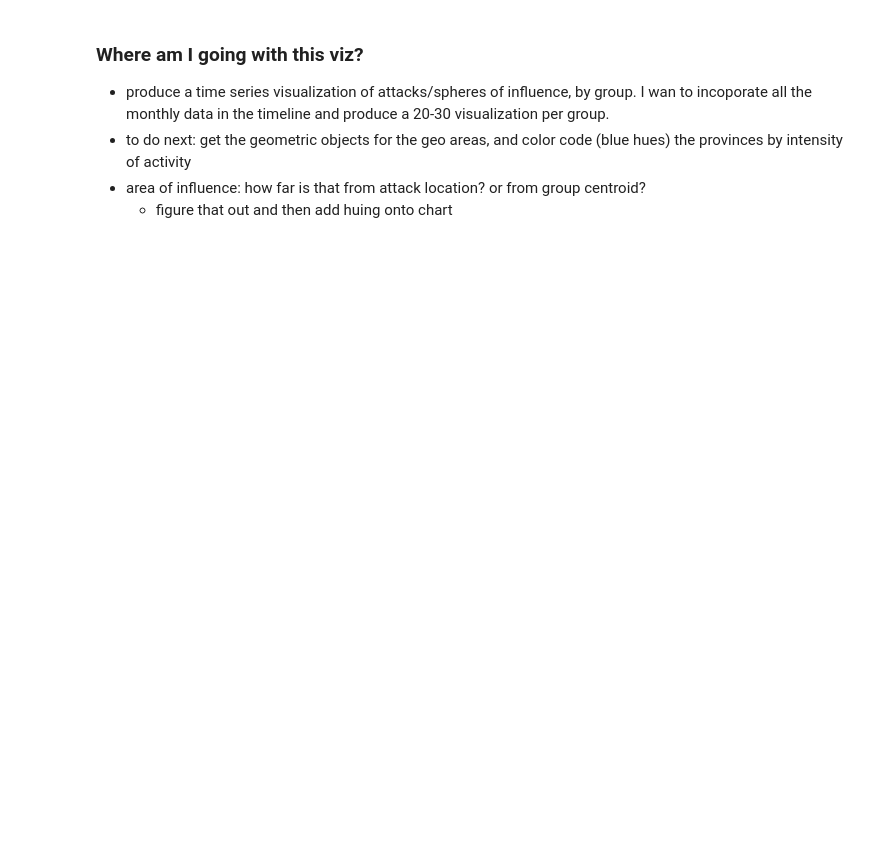
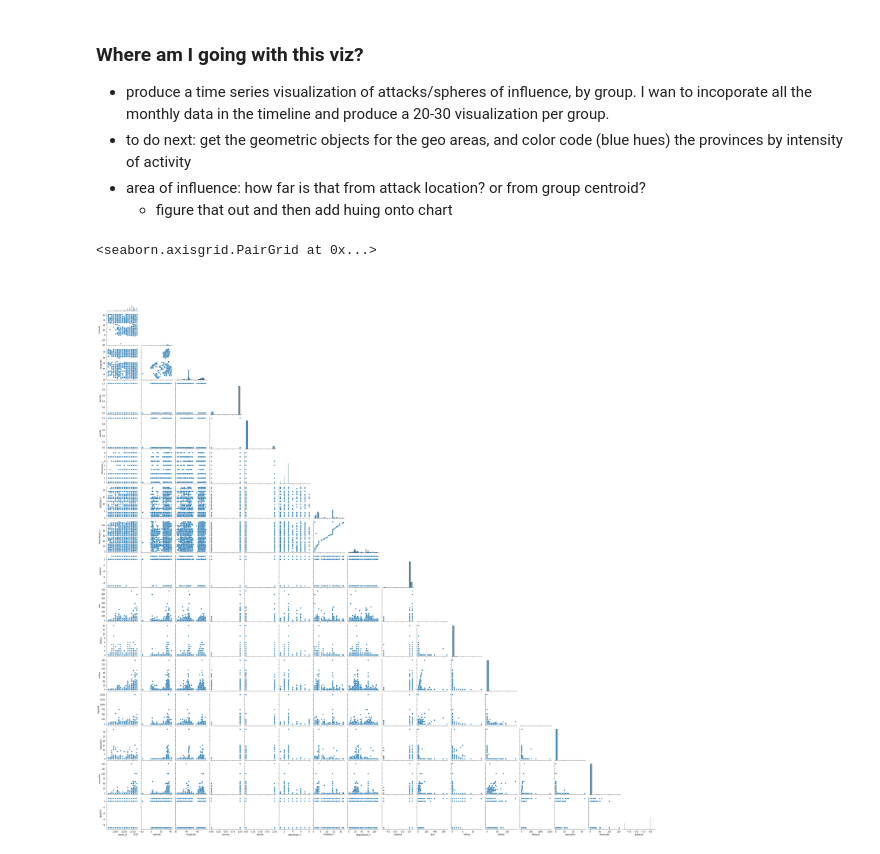
Before and after one commit to Predicting-Terrorism/predicting-terrorism, a Jupyter notebook: fred_lindsey_scratch_folder/acquire.ipynb, the cells around one changed output. Saved outputs shown, nothing was run; the diff lists cells and outputs as text; code cells hidden in the pictures; blank space fills up the shorter version.

```diff
--- a/fred_lindsey_scratch_folder/acquire.ipynb
+++ b/fred_lindsey_scratch_folder/acquire.ipynb
@@ -611,0 +624,5 @@ memory usage: 9.7+ MB
+# %%
+sns.pairplot(df, corner=True)
+# %% [output]
+<seaborn.axisgrid.PairGrid at 0x...>
+[figure, added]
```
Also changed, not shown: parts of 4 cells of this notebook.
